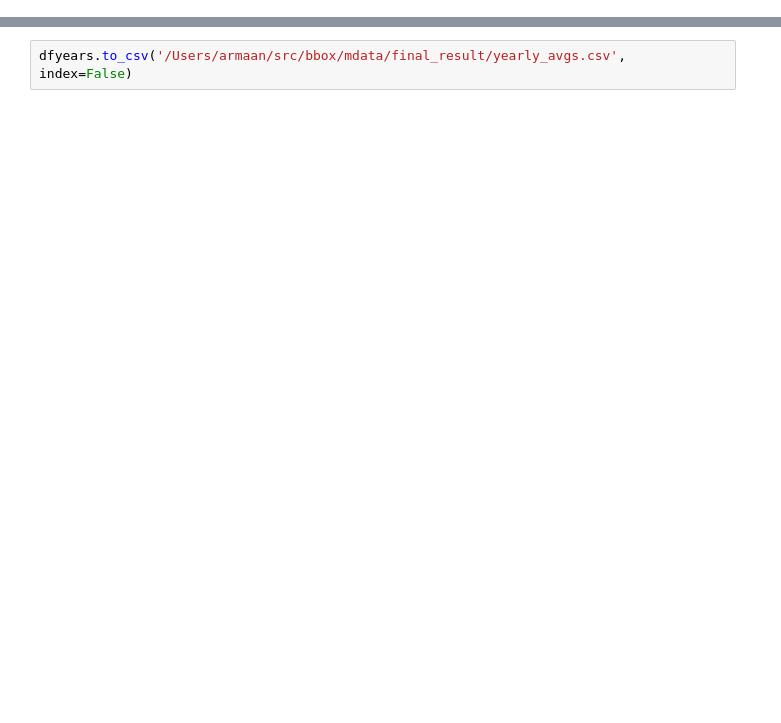
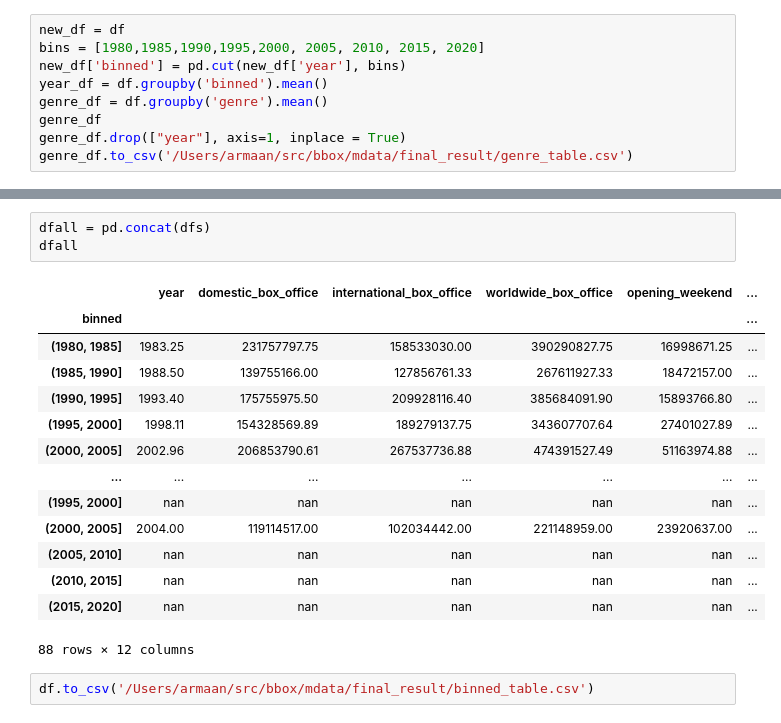
Before and after one commit to armaandave/BracketBox, a Jupyter notebook: nbs/average_table_maker.ipynb, the cells around one changed output, grey strips where cells are left out. Drawn from its saved outputs; the diff is of its cells as text; blank space fills up the shorter version.

```diff
--- a/nbs/average_table_maker.ipynb
+++ b/nbs/average_table_maker.ipynb
@@ -40,0 +23,9 @@ dfyears
+# %%
+new_df = df
+bins = [1980,1985,1990,1995,2000, 2005, 2010, 2015, 2020]
+new_df['binned'] = pd.cut(new_df['year'], bins)
+year_df = df.groupby('binned').mean()
+genre_df = df.groupby('genre').mean()
+genre_df
+genre_df.drop(["year"], axis=1, inplace = True)
+genre_df.to_csv('/Users/armaan/src/bbox/mdata/final_result/genre_table.csv')
@@ -41,2 +49,20 @@ dfyears
+# %%
+dfall = pd.concat(dfs)
+dfall
+# %% [output]
+|  | year | domestic_box_office | international_box_office | worldwide_box_office | opening_weekend | ... |
+| binned |  |  |  |  |  | ... |
+| (1980, 1985] | 1983.25 | 231757797.75 | 158533030.00 | 390290827.75 | 16998671.25 | ... |
+| (1985, 1990] | 1988.50 | 139755166.00 | 127856761.33 | 267611927.33 | 18472157.00 | ... |
+| (1990, 1995] | 1993.40 | 175755975.50 | 209928116.40 | 385684091.90 | 15893766.80 | ... |
+| (1995, 2000] | 1998.11 | 154328569.89 | 189279137.75 | 343607707.64 | 27401027.89 | ... |
+| (2000, 2005] | 2002.96 | 206853790.61 | 267537736.88 | 474391527.49 | 51163974.88 | ... |
+| ... | ... | ... | ... | ... | ... | ... |
+| (1995, 2000] | nan | nan | nan | nan | nan | ... |
+| (2000, 2005] | 2004.00 | 119114517.00 | 102034442.00 | 221148959.00 | 23920637.00 | ... |
+| (2005, 2010] | nan | nan | nan | nan | nan | ... |
+| (2010, 2015] | nan | nan | nan | nan | nan | ... |
+| (2015, 2020] | nan | nan | nan | nan | nan | ... |
+88 rows × 12 columns
 # %%
-dfyears.to_csv('/Users/armaan/src/bbox/mdata/final_result/yearly_avgs.csv', index=False)
+df.to_csv('/Users/armaan/src/bbox/mdata/final_result/binned_table.csv')
```
Also changed, not shown: parts of 9 cells of this notebook, 13 other files.
